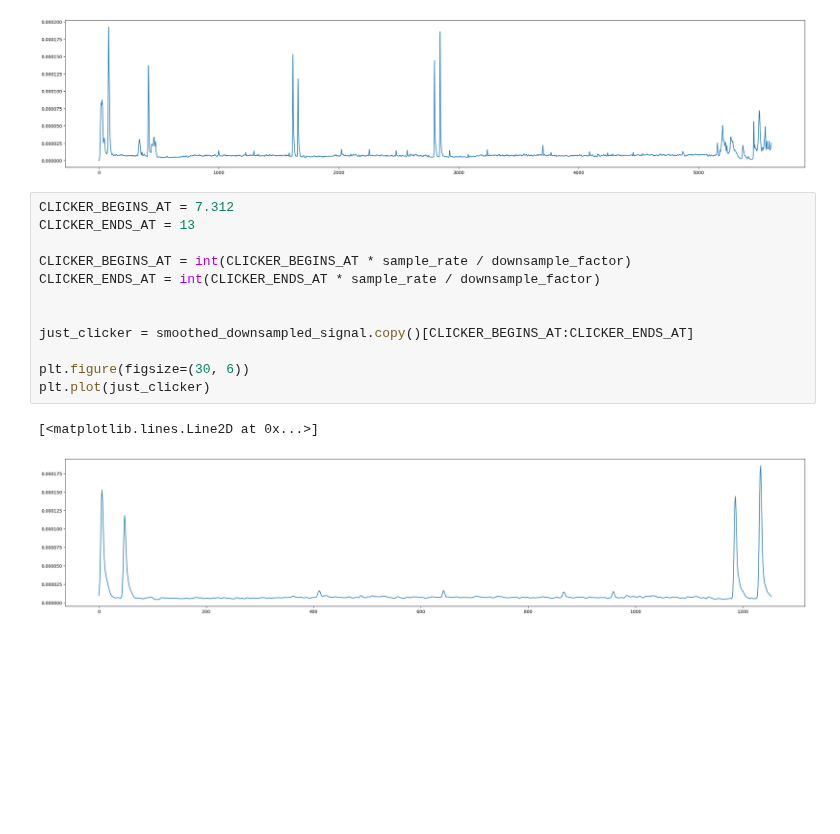
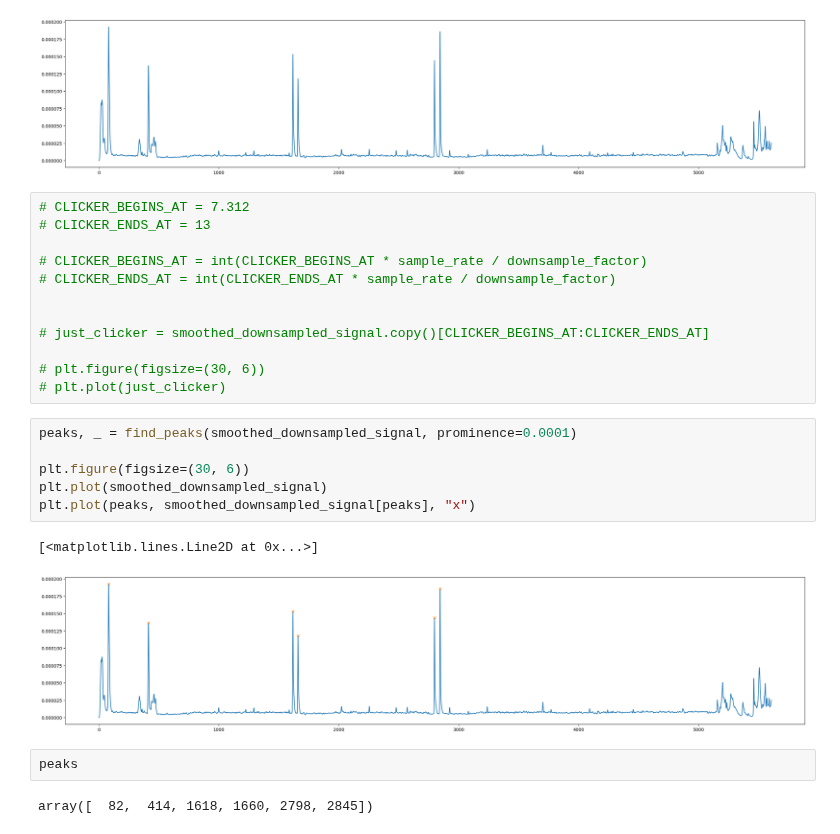
Before and after one commit to Afroefras/coratech, a Jupyter notebook: just-clicker-explore.ipynb, the cells around one changed output. Drawn from its saved outputs; the diff is of its cells as text; blank space fills up the shorter version.

Commit message:
First succesful algorithm to find the last clicker sound

```diff
--- a/just-clicker-explore.ipynb
+++ b/just-clicker-explore.ipynb
@@ -36,17 +36,27 @@ plt.plot(smoothed_downsampled_signal)
 [<matplotlib.lines.Line2D at 0x...>]
 [figure]
 # %%
-CLICKER_BEGINS_AT = 7.312
-CLICKER_ENDS_AT = 13
+# CLICKER_BEGINS_AT = 7.312
+# CLICKER_ENDS_AT = 13
 
-CLICKER_BEGINS_AT = int(CLICKER_BEGINS_AT * sample_rate / downsample_factor)
-CLICKER_ENDS_AT = int(CLICKER_ENDS_AT * sample_rate / downsample_factor)
+# CLICKER_BEGINS_AT = int(CLICKER_BEGINS_AT * sample_rate / downsample_factor)
+# CLICKER_ENDS_AT = int(CLICKER_ENDS_AT * sample_rate / downsample_factor)
 
 
-just_clicker = smoothed_downsampled_signal.copy()[CLICKER_BEGINS_AT:CLICKER_ENDS_AT]
+# just_clicker = smoothed_downsampled_signal.copy()[CLICKER_BEGINS_AT:CLICKER_ENDS_AT]
 
-plt.figure(figsize=(30, 6))
-plt.plot(just_clicker)
+# plt.figure(figsize=(30, 6))
+# plt.plot(just_clicker)
-# %% [output]
-[<matplotlib.lines.Line2D at 0x...>]
-[figure, removed]
+# %%
+peaks, _ = find_peaks(smoothed_downsampled_signal, prominence=0.0001)
+
+plt.figure(figsize=(30, 6))
+plt.plot(smoothed_downsampled_signal)
+plt.plot(peaks, smoothed_downsampled_signal[peaks], "x")
+# %% [output]
+[<matplotlib.lines.Line2D at 0x...>]
+[figure, added]
+# %%
+peaks
+# %% [output]
+array([  82,  414, 1618, 1660, 2798, 2845])
```
Also changed, not shown: parts of 4 cells of this notebook, 2 other files.
